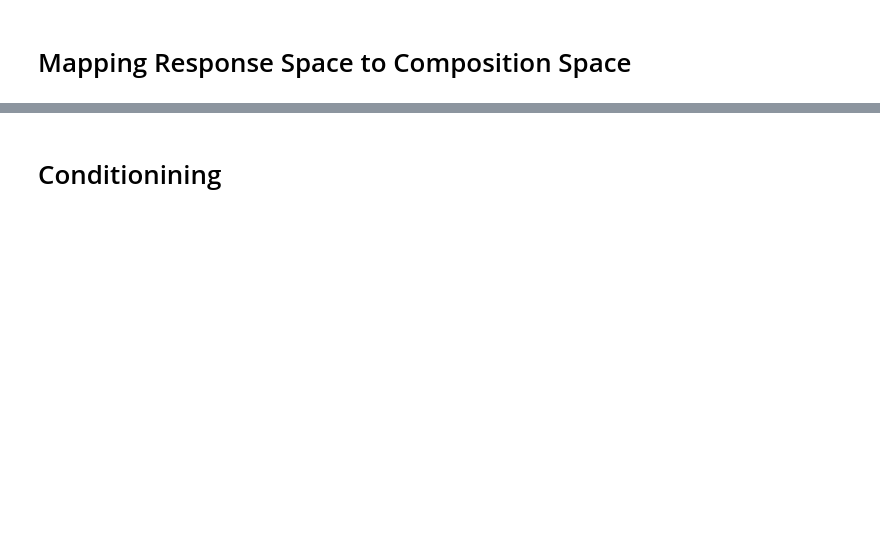
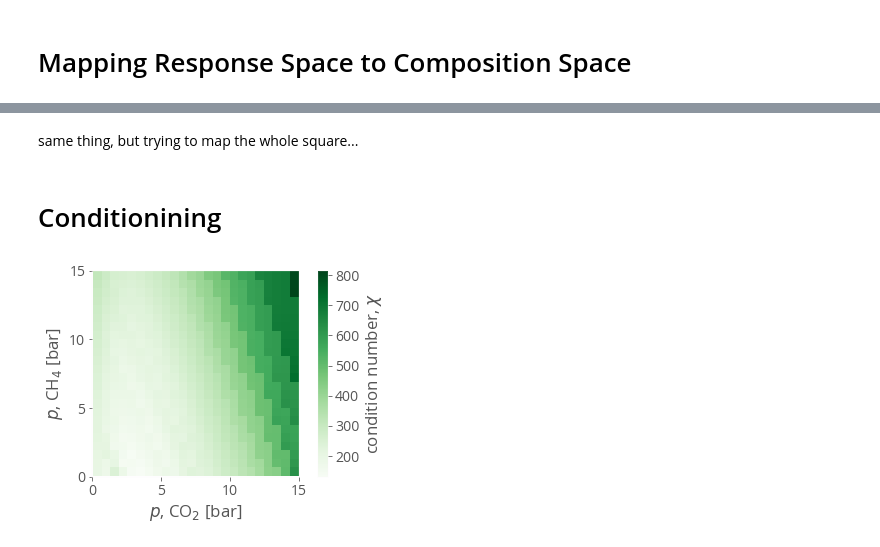
Before and after one commit to SimonEnsemble/nonlinear_sensing, a Jupyter notebook: viz mapping.ipynb, the cells around one changed output, grey strips where cells are left out. Drawn from its saved outputs; the diff is of its cells as text; code cells hidden in the pictures; blank space fills up the shorter version.

```diff
--- a/viz mapping.ipynb
+++ b/viz mapping.ipynb
@@ -628,3 +650,5 @@ plt.tight_layout()
+# %% [markdown]
+same thing, but trying to map the whole square...
 # %% [markdown]
 # Conditionining
 # %%
@@ -636,11 +660,20 @@ def condition_no(p):
     j = J_f(p) # Jacobian of f(p) at p
     return 1 / np.min(np.linalg.svd(j)[1]) # operator norm of inverse of j = J_g(m)
 # %%
-ps = np.linspace(0.01, p_max, 25)
+ps = np.linspace(0.1, p_max, 25)
 z = [[condition_no(np.array([p_x, p_y])) for p_x in ps] for p_y in ps]
-
-plt.figure()
-plt.title("condition number, $\\xi$")
-plt.xlabel("$p$, " + gas_to_label[gases[0]] + " [bar]")
-plt.ylabel("$p$, " + gas_to_label[gases[1]] + " [bar]")
-plt.imshow(z, origin="lower", extent=(0, p_max, 0, p_max))
+# %%
+fig, ax = plt.subplots()
+plt.pcolor(ps, ps, z, cmap=plt.cm.Greens)
+plt.xlabel("$p$, " + gas_to_label[gases[0]] + " [bar]")
+plt.ylabel("$p$, " + gas_to_label[gases[1]] + " [bar]")
+plt.colorbar(label="condition number, $\chi$")
+plt.xlim(xmin=-0.01)
+plt.ylim(ymin=-0.01)
+plt.xticks([0, 5, 10, 15])
+plt.yticks([0, 5, 10, 15])
+ax.set_aspect('equal', 'box')
+plt.tight_layout()
+plt.savefig("conditioning.pdf", format="pdf")
+# %% [output]
+[figure, added]
```
Also changed, not shown: parts of 4 cells of this notebook.
